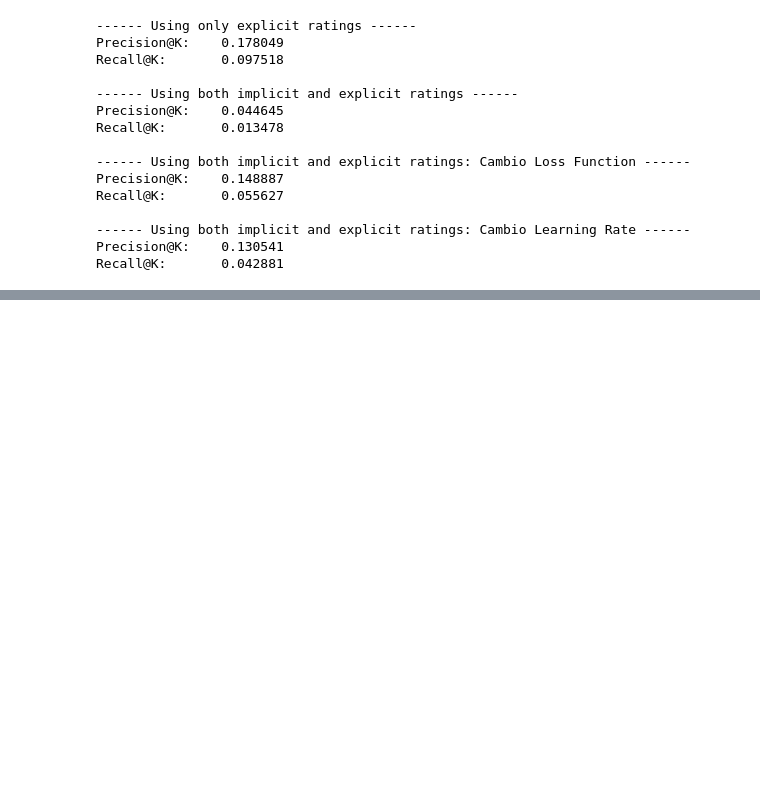
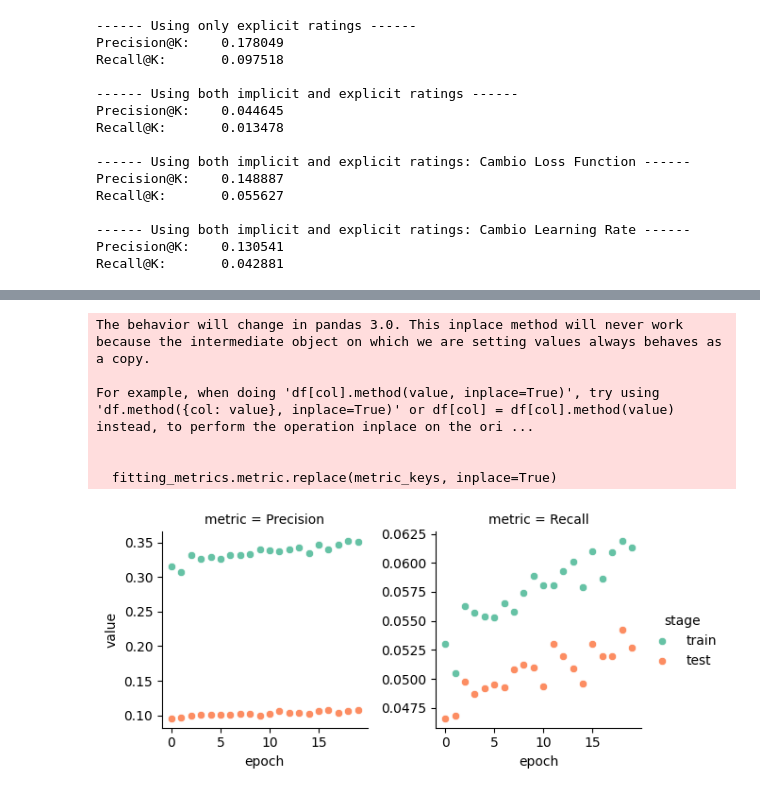
Before and after one commit to davidlealo/practicos_sisrec_2026, a Jupyter notebook: practico06/06_lightfm_respuesta.ipynb, the cells around one changed output, grey strips where cells are left out. Drawn from its saved outputs; the diff is of its cells as text; code cells hidden in the pictures; blank space fills up the shorter version.

```diff
--- a/practico06/06_lightfm_respuesta.ipynb
+++ b/practico06/06_lightfm_respuesta.ipynb
@@ -738,0 +900,6 @@ for i in ['Precision', 'Recall']:
+# %%
+model6.fit(interactions=train_interactions3,
+           user_features=user_features,
+           item_features=item_features,
+           epochs=NO_EPOCHS
+           )
@@ -738,0 +908,13 @@ for i in ['Precision', 'Recall']:
+# %%
+uids, iids, interaction_data = cross_validation._shuffle(
+    interactions3.row,
+    interactions3.col,
+    interactions3.data,
+    random_state=np.random.RandomState(SEED)
+)
+
+uid_map, ufeature_map, iid_map, ifeature_map = dataset3.mapping()
+# %%
+with Timer() as test_time:
+    test_df6 = prepare_test_df(test_idx, uids, iids, uid_map, iid_map, weights3)
+print(f"Took {test_time.interval:.1f} seconds for prepare and predict test data.")
@@ -738,0 +923,10 @@ for i in ['Precision', 'Recall']:
+# %%
+with Timer() as test_time:
+    all_predictions6 = prepare_all_predictions(data, uid_map, iid_map,
+                                              interactions=train_interactions3,
+                                               user_features=user_features,
+                                               item_features=item_features,
+                                               model=model3,
+                                               num_threads=NO_THREADS)
+
+print(f"Took {test_time.interval:.1f} seconds for prepare and predict all data.")
@@ -738,0 +979,17 @@ for i in ['Precision', 'Recall']:
+# %%
+output6, _ = track_model_metrics(model=model6,
+                                 train_interactions=train_interactions3,
+                                 test_interactions=test_interactions3,
+                                 k=K,
+                                 no_epochs=NO_EPOCHS,
+                                 no_threads=NO_THREADS,
+                                 item_features=item_features,
+                                 user_features=user_features)
+# %% [output]
+The behavior will change in pandas 3.0. This inplace method will never work because the intermediate object on which we are setting values always behaves as a copy.
+
+For example, when doing 'df[col].method(value, inplace=True)', try using 'df.method({col: value}, inplace=True)' or df[col] = df[col].method(value) instead, to perform the operation inplace on the ori ...
+
+
+  fitting_metrics.metric.replace(metric_keys, inplace=True)
+[figure, added]
```
Also changed, not shown: parts of 37 cells of this notebook.
